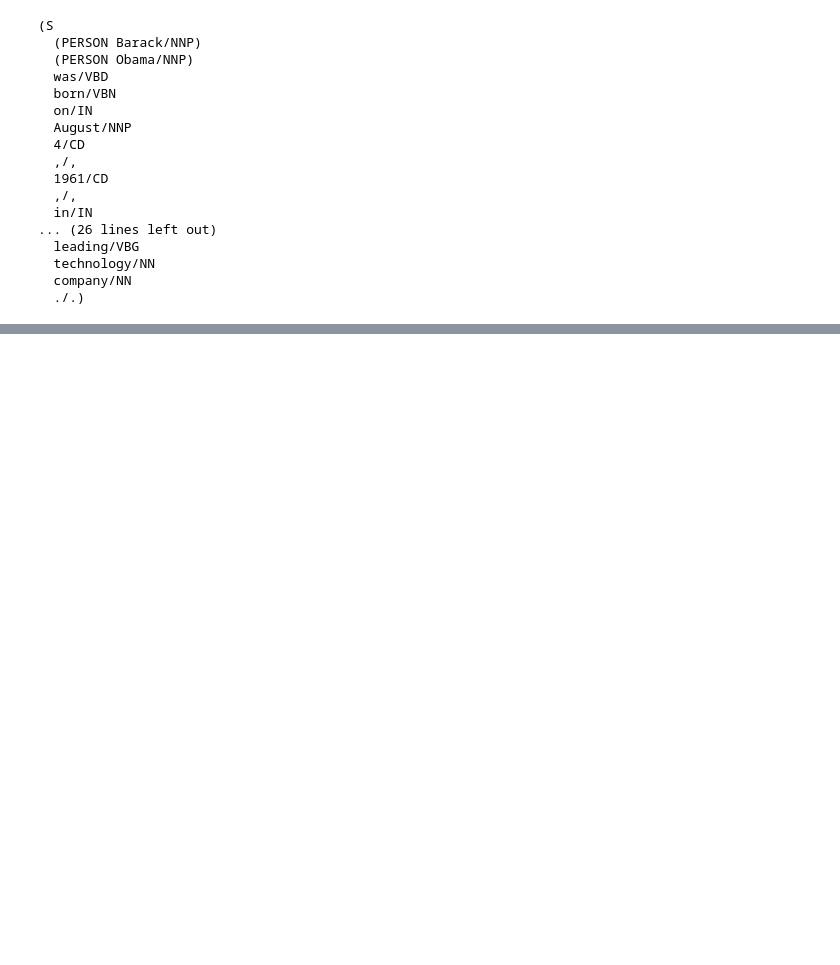
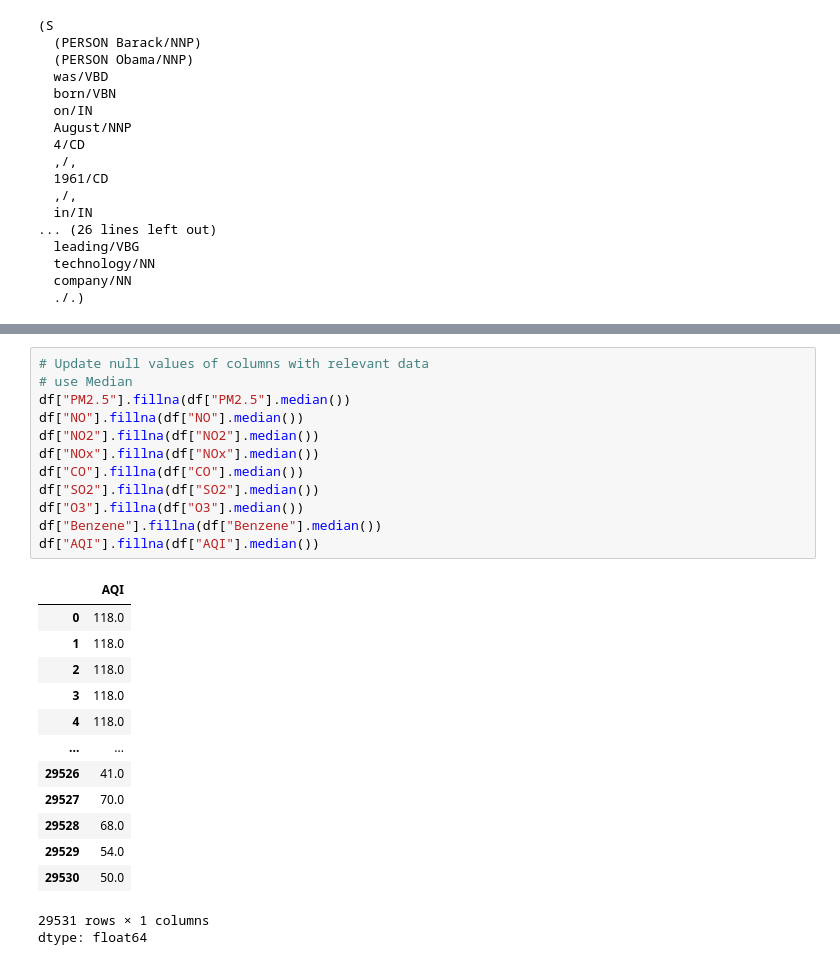
Before and after one commit to vvelvadapu9/DemoAIProj, a Jupyter notebook: WordEmbedding1.ipynb, the cells around one changed output, grey strips where cells are left out. Saved outputs shown, nothing was run; the diff lists cells and outputs as text; blank space fills up the shorter version.

```diff
--- a/WordEmbedding1.ipynb
+++ b/WordEmbedding1.ipynb
@@ -194,0 +321,27 @@ print(ner)
+# %%
+# Update null values of columns with relevant data
+# use Median
+df["PM2.5"].fillna(df["PM2.5"].median())
+df["NO"].fillna(df["NO"].median())
+df["NO2"].fillna(df["NO2"].median())
+df["NOx"].fillna(df["NOx"].median())
+df["CO"].fillna(df["CO"].median())
+df["SO2"].fillna(df["SO2"].median())
+df["O3"].fillna(df["O3"].median())
+df["Benzene"].fillna(df["Benzene"].median())
+df["AQI"].fillna(df["AQI"].median())
+# %% [output]
+|  | AQI |
+| 0 | 118.0 |
+| 1 | 118.0 |
+| 2 | 118.0 |
+| 3 | 118.0 |
+| 4 | 118.0 |
+| ... | ... |
+| 29526 | 41.0 |
+| 29527 | 70.0 |
+| 29528 | 68.0 |
+| 29529 | 54.0 |
+| 29530 | 50.0 |
+29531 rows × 1 columns
+dtype: float64
```
Also changed, not shown: parts of 10 cells of this notebook.
